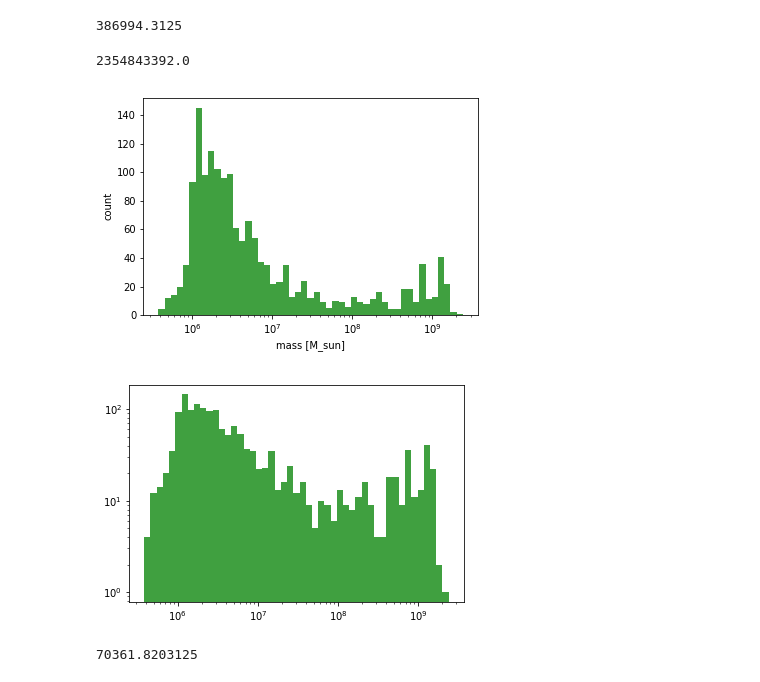
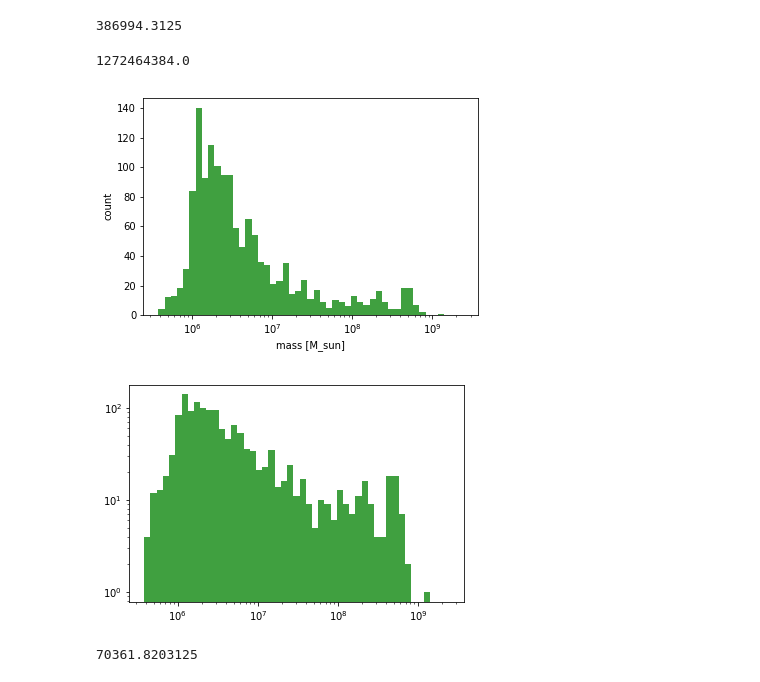
Before and after one commit to nonsk131/darkpy, a Jupyter notebook: stream1.ipynb, the cells around one changed output. Drawn from its saved outputs; the diff is of its cells as text; code cells hidden in the pictures.

```diff
--- a/stream1.ipynb
+++ b/stream1.ipynb
@@ -444,22 +460,22 @@ np.min(masses[:,1])
 # %% [output]
 386994.3125
 # %%
-np.max(masses[:,1])
+np.max(masses[:,2])
 # %% [output]
-2354843392.0
+1272464384.0
 # %%
 b = np.logspace(np.log10(380000), np.log10(2400000000), num=50)
 # %%
-n, bins, patches = plt.hist(masses[:,1], b , facecolor='g', alpha=0.75, log=False)
+n, bins, patches = plt.hist(masses[:,2], b , facecolor='g', alpha=0.75, log=False)
 plt.gca().set_xscale("log")
 plt.xlabel('mass [M_sun]')
 plt.ylabel('count')
 plt.savefig('dist_interacting.png', dpi=300)
 # %% [output]
-[figure, old version]
+[figure, new version]
 # %%
-n, bins, patches = plt.hist(masses[:,1], b , facecolor='g', alpha=0.75, log=True)
+n, bins, patches = plt.hist(masses[:,2], b , facecolor='g', alpha=0.75, log=True)
 plt.gca().set_xscale("log")
 # %% [output]
-[figure, old version]
+[figure, new version]
 # %%
```
Also changed, not shown: parts of 5 cells of this notebook, 1 other file.
